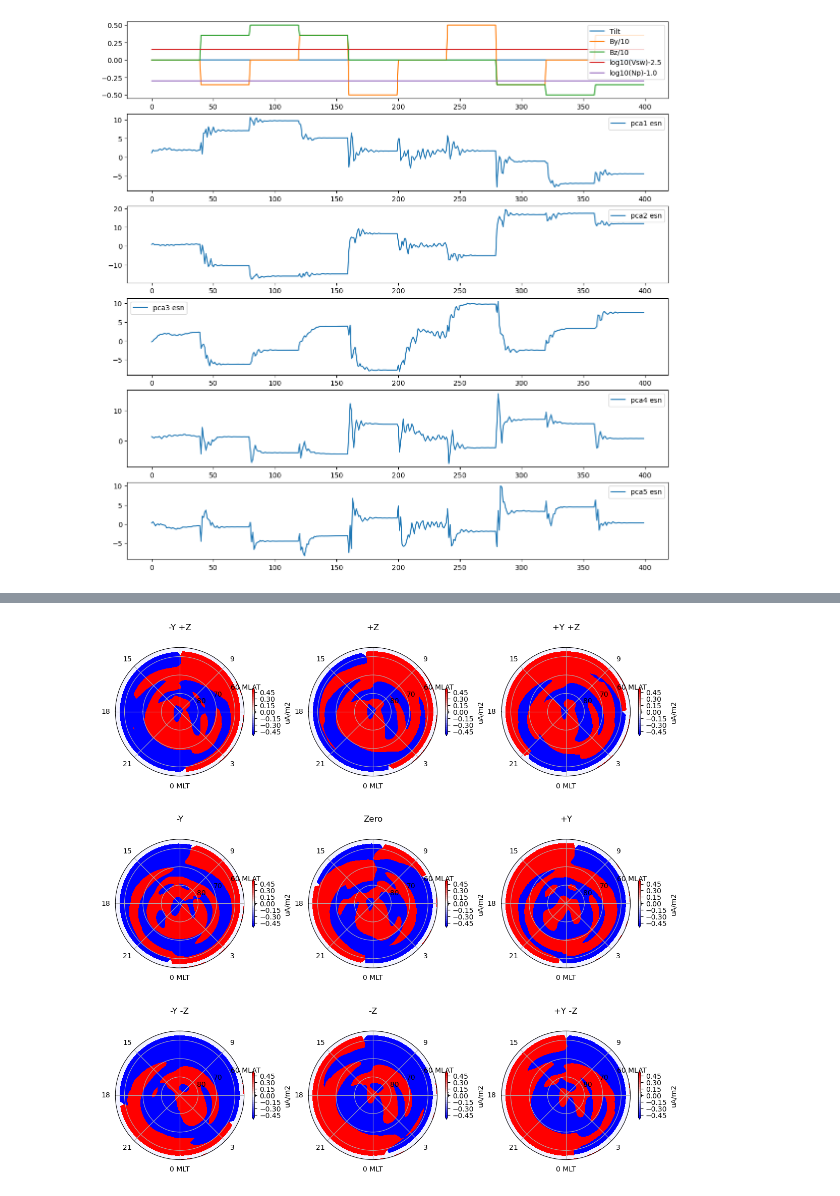
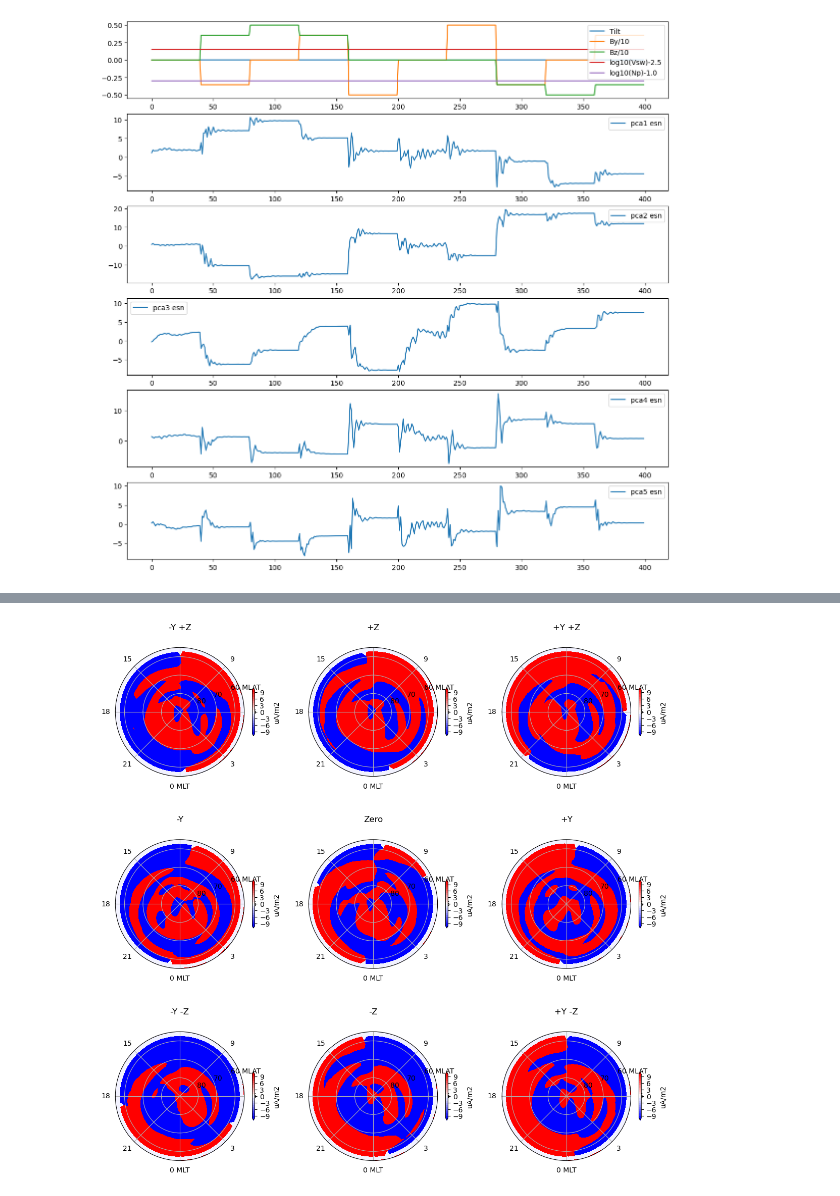
Before and after one commit to reddy-sachin/REPPU-ESN2, a Jupyter notebook: rep_emu_f2_current_sr.ipynb, the cells around one changed output, grey strips where cells are left out. Saved outputs shown, nothing was run; the diff lists cells and outputs as text; code cells hidden in the pictures.

```diff
--- a/rep_emu_f2_current_sr.ipynb
+++ b/rep_emu_f2_current_sr.ipynb
@@ -254,35 +258,35 @@ r=90-r
 
 tt, rr = np.meshgrid(theta,r)
 
-cmap0,unit0,f0,cb_min, cb_max,cb_div  ='bwr','uA/m2',1e6, -0.5,0.5,20 #uA/m2
+cmap0,unit0,f0,cb_min, cb_max,cb_div  ='bwr','uA/m2',1e6, -10,10,20 #uA/m2
 interval_of_cf = np.linspace(cb_min, cb_max, cb_div+1)
 
 iarr=np.arange(9)
 ttlarr=["-Y +Z","+Z","+Y +Z","-Y","Zero","+Y","-Y -Z","-Z","+Y -Z",]
 
 for i in iarr:
 
     iii=i*40+40+30
 
     ax=plt.subplot(3,3,i+1, polar=True)
     ax.set_title(ttlarr[i])
     ax.set_ylim([0,35])
     ax.set_yticks([10,20,30])
     ax.set_yticklabels(["80","70","60 MLAT"])
     ax.set_xlim([-np.pi, np.pi])
     ax.set_xticks(np.linspace(-np.pi, np.pi, 9)[1:])
     ax.set_xticklabels(["21", "0 MLT", "3", "6", "9", " ", "15", "18"])
 
     z = f[iii].reshape(30,80)*f0 #uA/m2
 
     z2 = np.append(z, z[:, 0:1], axis=1)
 
     ctf = plt.contourf(tt, rr, z2,interval_of_cf, cmap=cmap0, extend="both")
 
     cbar=plt.colorbar(shrink=0.3,norm=ctf.norm, cmap=ctf.cmap)
 
     cbar.set_label(unit0)
 
 plt.show()
 # %% [output]
-[figure, old version]
+[figure, new version]
```
Also changed, not shown: parts of 2 cells of this notebook, 8 other files.
